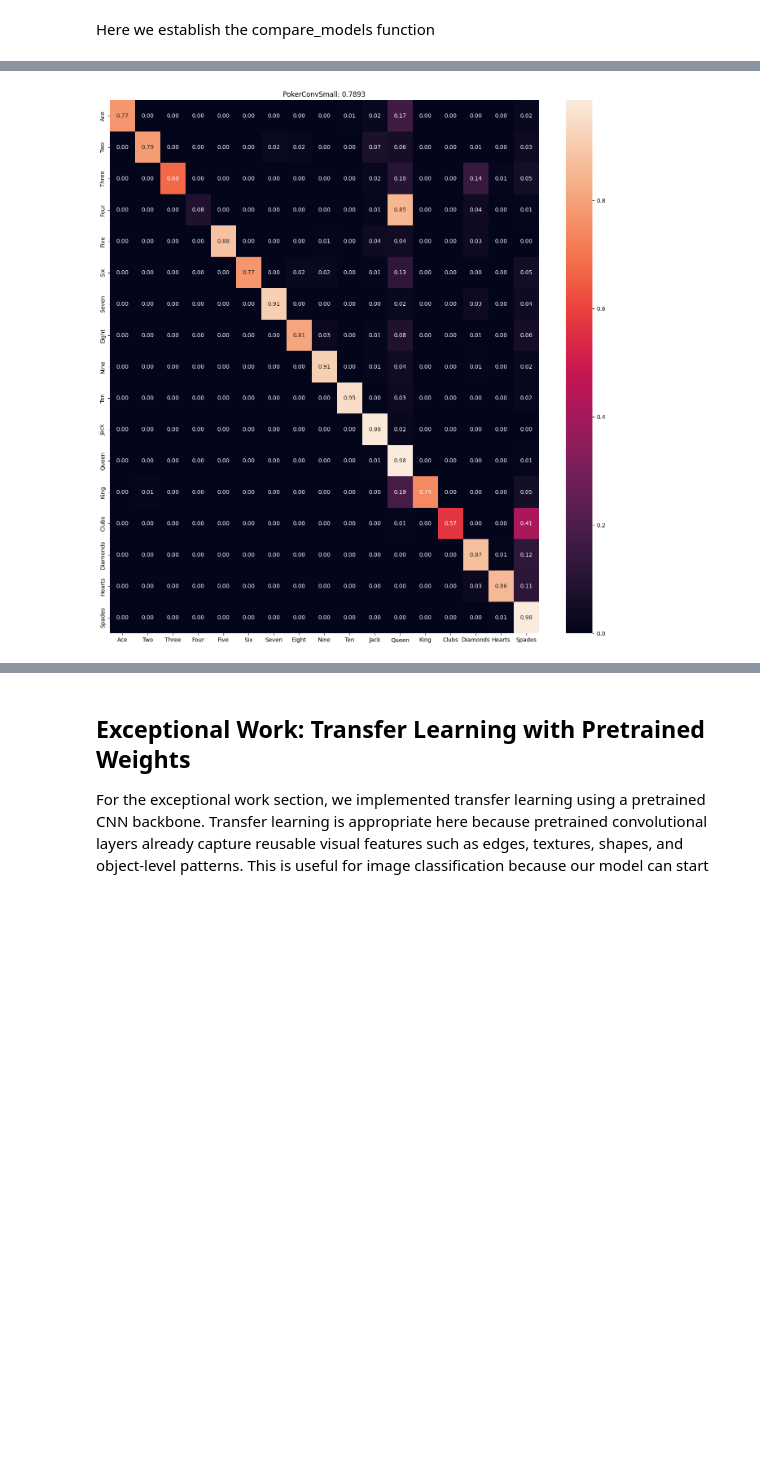
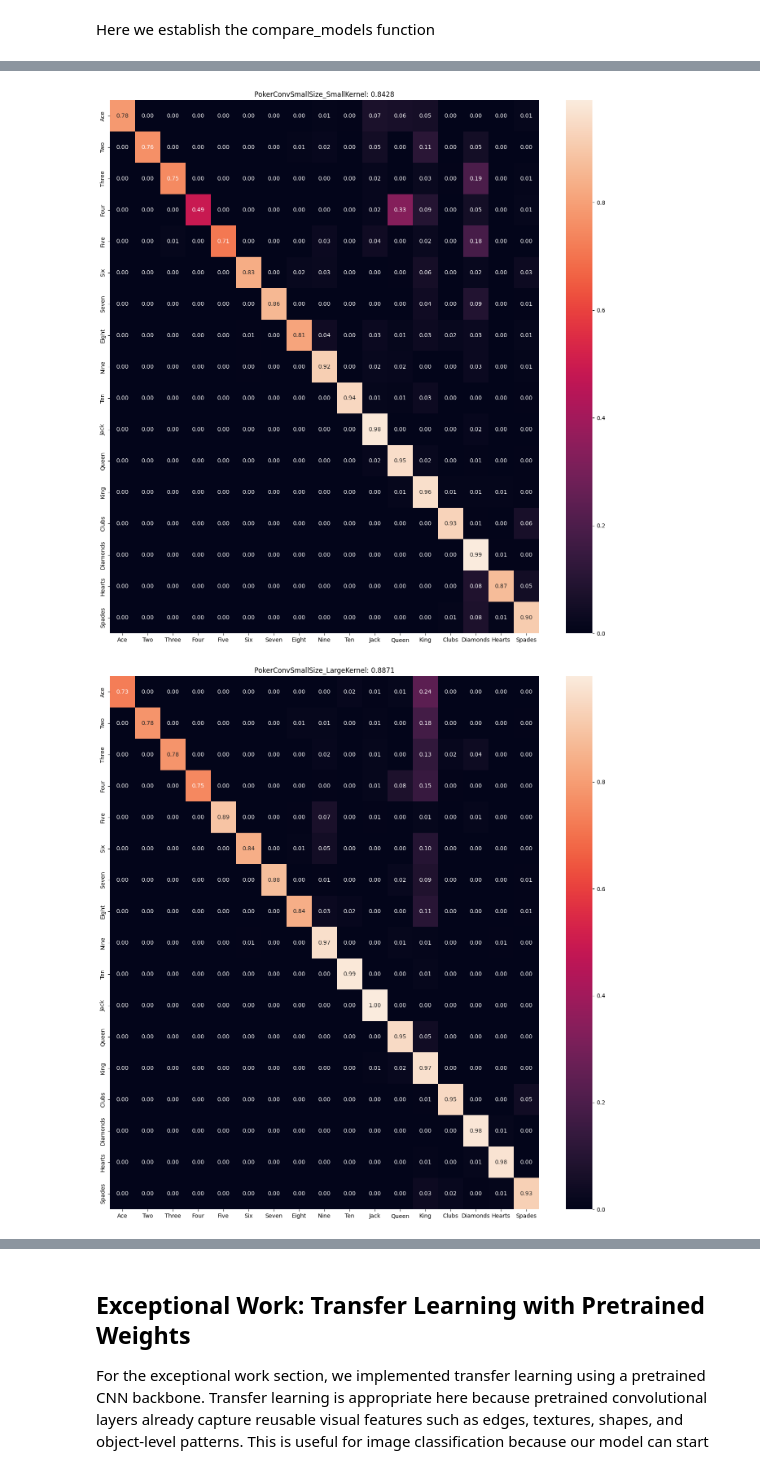
Before and after one commit to kdmatsson/CS-7324-Machine-Learning-in-Python, a Jupyter notebook: Lab_6_Folder/Lab_6.ipynb, the cells around one changed output, grey strips where cells are left out. Cells and saved outputs as stored; diff of their text form; code cells hidden in the pictures; blank space fills up the shorter version.

Commit message:
Adding more modeling

```diff
--- a/Lab_6_Folder/Lab_6.ipynb
+++ b/Lab_6_Folder/Lab_6.ipynb
@@ -97,6 +97,7 @@ def load_data(is_test = False):
     # the image data has been resized to (samples,image_rows,image_cols,image_channels)
 
     # and one hot encoding the output values
+    global NUM_CLASSES
     NUM_CLASSES = len(np.unique(y))
     labels = keras.utils.to_categorical(labels, NUM_CLASSES)
 
@@ -204,10 +227,8 @@ The reason I choose to do it this way.....
 # %%
 %%time
 
-# changes:
-#    1. Baseline: 2 conv layers and two output layers
 cnn1 = create_cnn_model(
-    model_name  = 'PokerConvSmall',
+    model_name  = 'PokerConvSmallSize_SmallKernel',
     input_shape = [40,28,1],
     kernel_size = (3,3),
     pool_size   = (2,2),
@@ -217,17 +238,17 @@ cnn1 = create_cnn_model(
 )
 
 cnn2 = create_cnn_model(
-    model_name  = 'PokerConvLarge',
+    model_name  = 'PokerConvSmallSize_LargeKernel',
     input_shape = [40,28,1],
-    kernel_size = (3,3),
+    kernel_size = (5,5),
     pool_size   = (2,2),
-    filters_per_conv_layer = [32,64],
-    dense_layer_sizes      = [256,50,NUM_CLASSES],
-    use_dropout = True
+    filters_per_conv_layer = [32,32],
+    dense_layer_sizes      = [50,NUM_CLASSES],
+    use_dropout = False
 )
 
 cnn3 = create_cnn_model(
-    model_name  = 'Name TBD.....',
+    model_name  = 'PokerConvLargeSize_SmallKernel',
     input_shape = [40,28,1],
     kernel_size = (3,3),
     pool_size   = (2,2),
@@ -237,16 +258,18 @@ cnn3 = create_cnn_model(
 )
 
 cnn4 = create_cnn_model(
-    model_name  = 'Name TBD.....',
+    model_name  = 'PokerConvLargeSize_LargeKernel',
     input_shape = [40,28,1],
-    kernel_size = (3,3),
+    kernel_size = (5,5),
     pool_size   = (2,2),
     filters_per_conv_layer = [32,64],
     dense_layer_sizes      = [256,50,NUM_CLASSES],
     use_dropout = True
 )
 
-for model in [cnn1]:
+histories = {} # init a dict to store performance results
+
+for model in [cnn1, cnn2, cnn3, cnn4]:
     # Let's train the model
     model.compile(loss='mean_squared_error',
                   optimizer='rmsprop',
@@ -260,4 +283,6 @@ for model in [cnn1]:
             batch_size=32, epochs=15,
             shuffle=True, verbose=1,
             validation_data=ds_test)
+
+    histories[model.name] = history.history
 # %% [output]
@@ -319,7 +381,7 @@ labels = [
 ]
 # %%
 compare_models([cnn1], ds_test, fig_size=(17, 17), labels=labels)
-#compare_models([cnn2], ds_test, fig_size=(17, 17), labels=labels)
-#compare_models([cnn3], ds_test, fig_size=(17, 17), labels=labels)
-#compare_models([cnn3], ds_test, fig_size=(17, 17), labels=labels)
+compare_models([cnn2], ds_test, fig_size=(17, 17), labels=labels)
+compare_models([cnn3], ds_test, fig_size=(17, 17), labels=labels)
+compare_models([cnn3], ds_test, fig_size=(17, 17), labels=labels)
 # %% [output]
@@ -327 +392,2 @@ compare_models([cnn1], ds_test, fig_size=(17, 17), labels=labels)
-[figure, old version]
+[figure, new version]
+[figure, added]
```
Also changed, not shown: parts of 8 cells of this notebook.
